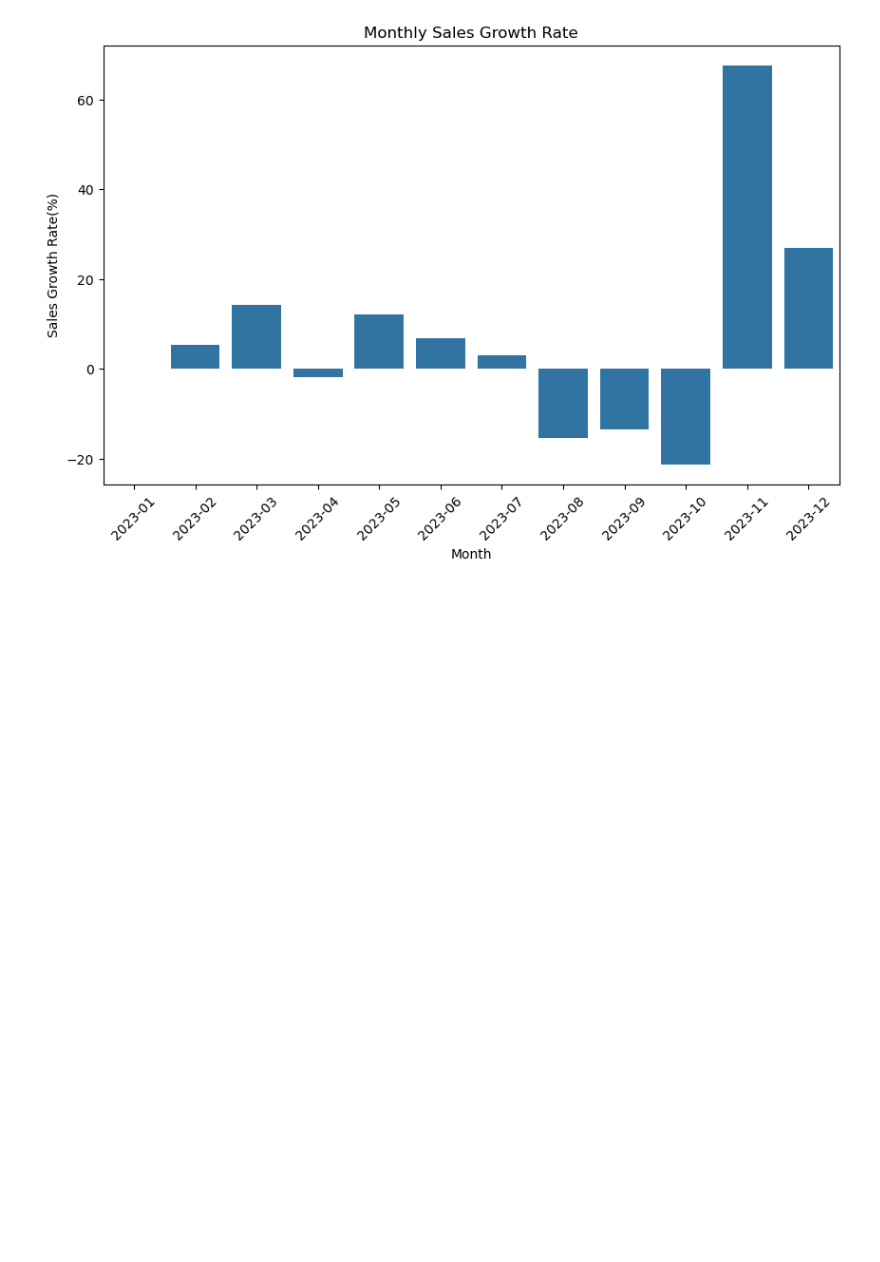
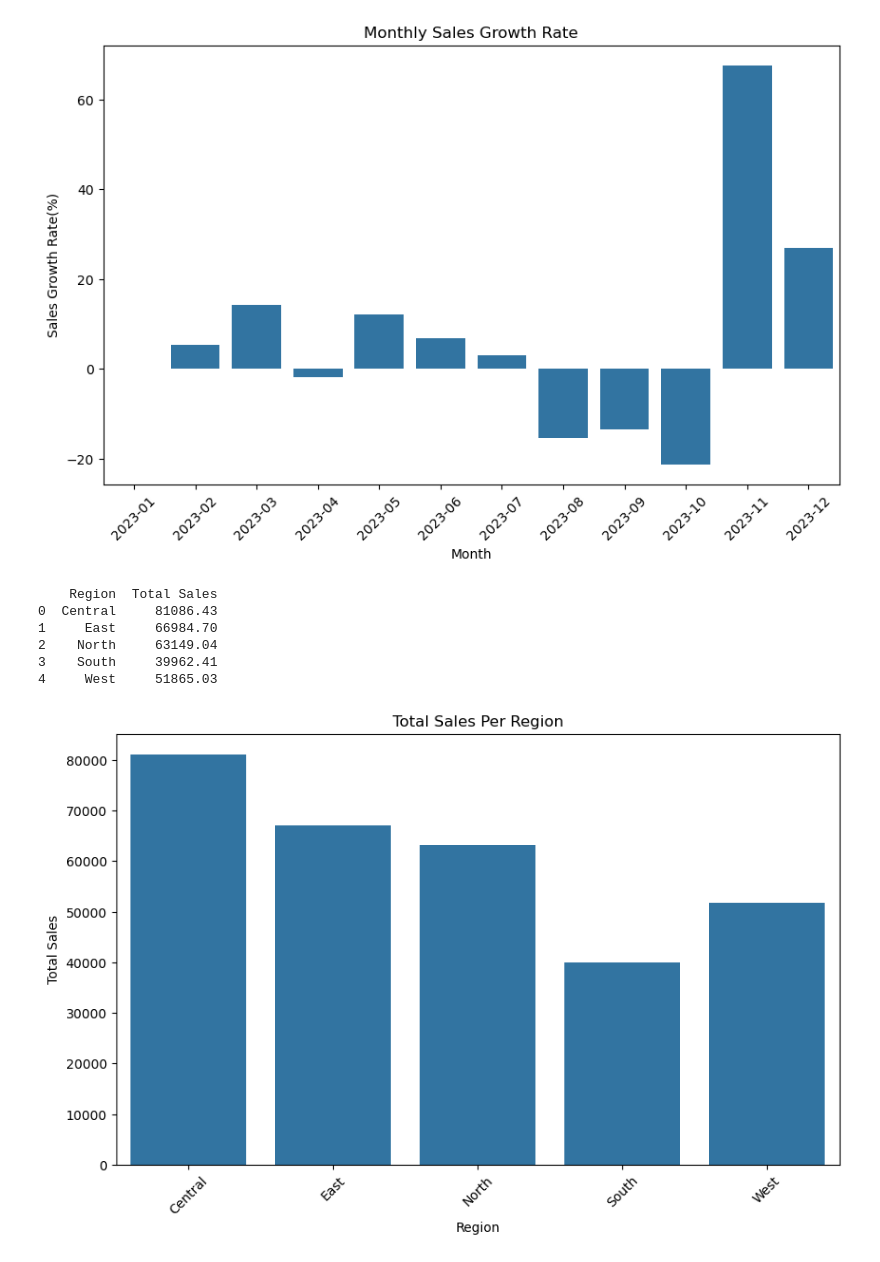
Before and after one commit to Yvokim/Sales-Marketing-Analysis, a Jupyter notebook: Ecommerce.ipynb, the cells around one changed output. Saved outputs shown, nothing was run; the diff lists cells and outputs as text; code cells hidden in the pictures; blank space fills up the shorter version.

```diff
--- a/Ecommerce.ipynb
+++ b/Ecommerce.ipynb
@@ -560,3 +572,29 @@ plt.xticks(rotation=45)
 plt.show()
 # %% [output]
 [figure]
+# %%
+# TOTAL SALES PER REGION
+
+# Group by region and calculate total sales per region
+total_sales_per_region = sales_with_price.groupby('region')['total_purchase_value'].sum().reset_index()
+
+# Rename columns for better readability
+total_sales_per_region.columns = ['Region', 'Total Sales']
+
+# Display the result
+print(total_sales_per_region)
+# %% [output]
+    Region  Total Sales
+0  Central     81086.43
+1     East     66984.70
+2    North     63149.04
+3    South     39962.41
+4     West     51865.03
+# %%
+plt.figure(figsize=(10,6))
+sns.barplot(x='Region', y='Total Sales',data=total_sales_per_region)
+plt.title('Total Sales Per Region')
+plt.xticks(rotation=45)
+plt.show()
+# %% [output]
+[figure, added]
```
Also changed, not shown: parts of 12 cells of this notebook.
